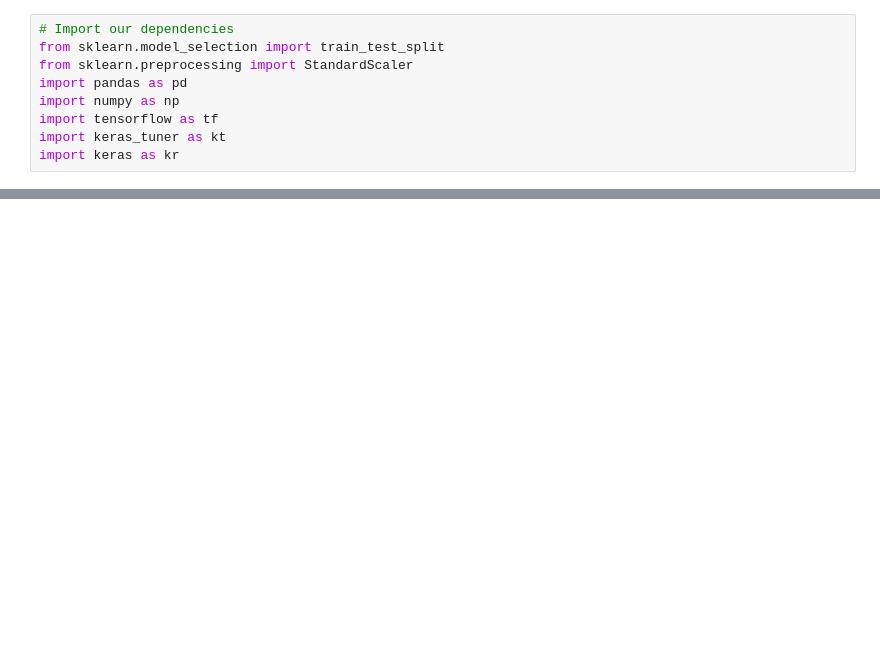
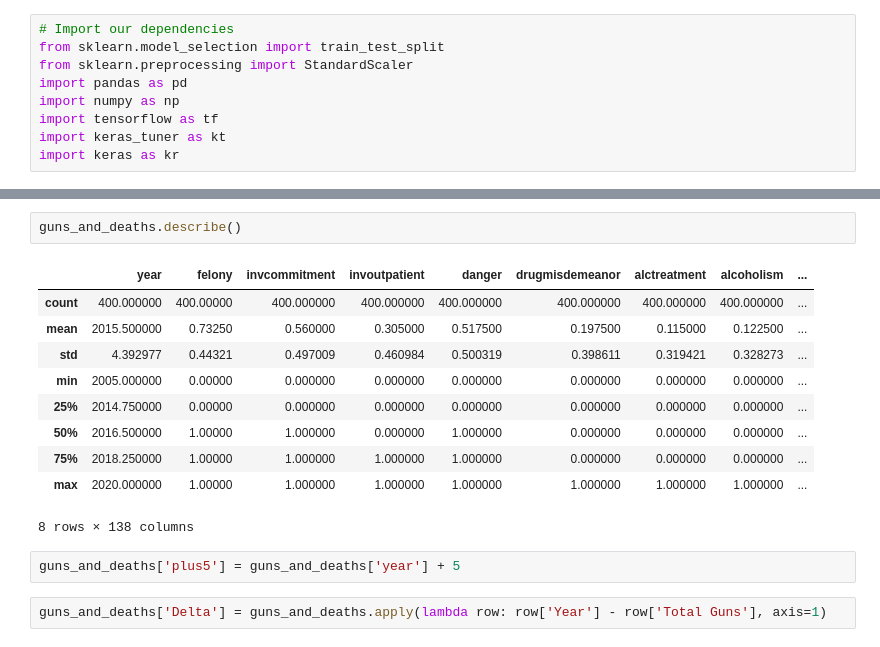
Before and after one commit to MSchell0129/Complex_Political_Phenomenon, a Jupyter notebook: Code_Files/guns_laws_predictions.ipynb, the cells around one changed output, grey strips where cells are left out. Drawn from its saved outputs; the diff is of its cells as text; blank space fills up the shorter version.

```diff
--- a/Code_Files/guns_laws_predictions.ipynb
+++ b/Code_Files/guns_laws_predictions.ipynb
@@ -23,0 +52,17 @@ state_gun_laws_df.head()
+# %%
+guns_and_deaths.describe()
+# %% [output]
+|  | year | felony | invcommitment | invoutpatient | danger | drugmisdemeanor | alctreatment | alcoholism | ... |
+| count | 400.000000 | 400.00000 | 400.000000 | 400.000000 | 400.000000 | 400.000000 | 400.000000 | 400.000000 | ... |
+| mean | 2015.500000 | 0.73250 | 0.560000 | 0.305000 | 0.517500 | 0.197500 | 0.115000 | 0.122500 | ... |
+| std | 4.392977 | 0.44321 | 0.497009 | 0.460984 | 0.500319 | 0.398611 | 0.319421 | 0.328273 | ... |
+| min | 2005.000000 | 0.00000 | 0.000000 | 0.000000 | 0.000000 | 0.000000 | 0.000000 | 0.000000 | ... |
+| 25% | 2014.750000 | 0.00000 | 0.000000 | 0.000000 | 0.000000 | 0.000000 | 0.000000 | 0.000000 | ... |
+| 50% | 2016.500000 | 1.00000 | 1.000000 | 0.000000 | 1.000000 | 0.000000 | 0.000000 | 0.000000 | ... |
+| 75% | 2018.250000 | 1.00000 | 1.000000 | 1.000000 | 1.000000 | 0.000000 | 0.000000 | 0.000000 | ... |
+| max | 2020.000000 | 1.00000 | 1.000000 | 1.000000 | 1.000000 | 1.000000 | 1.000000 | 1.000000 | ... |
+8 rows × 138 columns
+# %%
+guns_and_deaths['plus5'] = guns_and_deaths['year'] + 5
+# %%
+guns_and_deaths['Delta'] = guns_and_deaths.apply(lambda row: row['Year'] - row['Total Guns'], axis=1)
```
Also changed, not shown: parts of 3 cells of this notebook, 1 other file.
